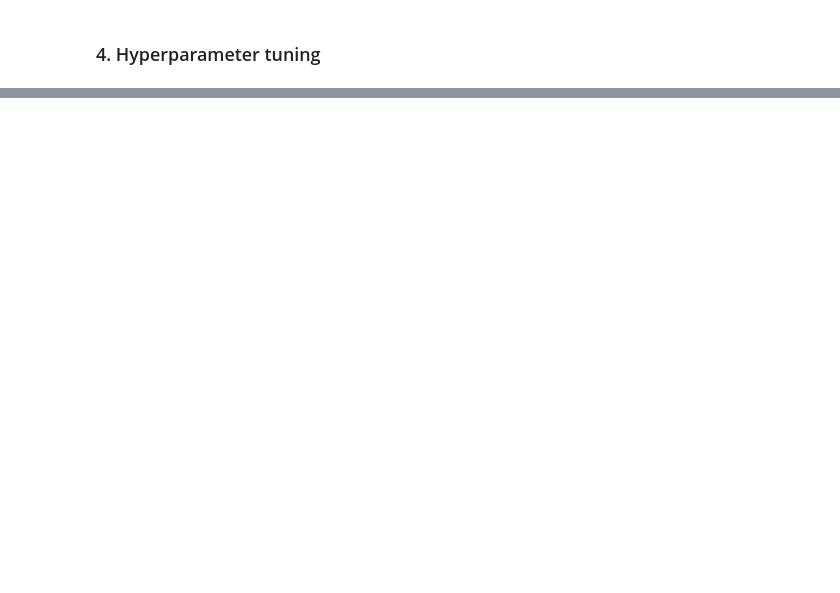
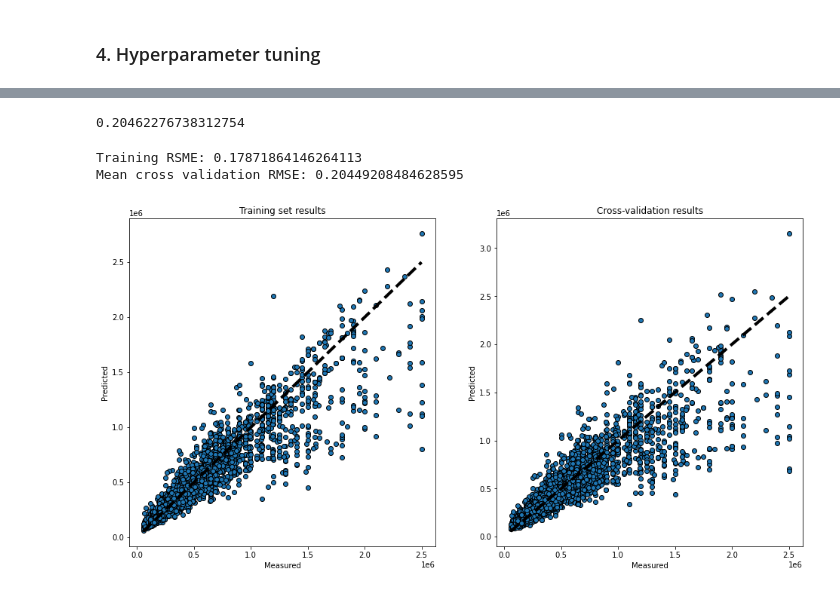
Before and after one commit to LazyEval/housing-prices-firenze, a Jupyter notebook: notebooks/3.5-LazyEval-modeling-outliers.ipynb, the cells around one changed output, grey strips where cells are left out. Cells and saved outputs as stored; diff of their text form; code cells hidden in the pictures; blank space fills up the shorter version.

```diff
--- a/notebooks/3.5-LazyEval-modeling-outliers.ipynb
+++ b/notebooks/3.5-LazyEval-modeling-outliers.ipynb
@@ -341,0 +238,17 @@ grid_search.best_params_
+# %%
+pipe = Pipeline([
+    ('preprocessing', preprocessing_pipeline),
+    ('model', SVR())
+])
+
+param_grid = {
+    'model__C': 10. ** np.arange(-3, 3),
+    'model__gamma': 10. ** np.arange(-3, 3),
+}
+
+grid_search = GridSearchCV(pipe, param_grid, scoring=scoring, cv=kf)
+grid_search.fit(X_train, y_train)
+
+cvres = grid_search.cv_results_
+for mean_score, params in zip(cvres["mean_test_score"], cvres["params"]):
+    print(-mean_score, params)
@@ -342,12 +273,32 @@ grid_search.best_params_
+# %%
+np.sqrt(-grid_search.best_score_)
+# %% [output]
+0.20462276738312754
 # %%
 pipe = grid_search.best_estimator_
 
 pipe.fit(X_train, y_train)
-y_train_pred = pipe.predict(X_train)
+train_preds = pipe.predict(X_train)
 
 # Train set score
-print('Training set score: {}'.format(mean_absolute_error(y_train, y_train_pred)))
+print('Training RSME: {}'.format(np.sqrt(mean_squared_error(y_train, train_preds))))
 
-# Cross validation score
-scores = cross_val_score(pipe, X_train, y_train, scoring='neg_mean_absolute_error', cv=10)
-print('Mean cross validation score: {}'.format(np.mean(-scores)))
+# Cross-validation score
+scores = np.sqrt(-cross_val_score(pipe, X_train, y_train, scoring=scoring, cv=kf))
+print('Mean cross-validation RMSE: {}'.format(np.mean(scores)))
+
+# Cross-validation predictions
+cv_preds = cross_val_predict(pipe, X_train, y_train, cv=kf)
+# %% [output]
+Training RSME: 0.17871864146264113
+Mean cross validation RMSE: 0.20449208484628595
+# %%
+# Plot predicted vs. true values
+exp_train = np.expm1(train_preds)
+exp_cv = np.expm1(cv_preds)
+exp_y = np.expm1(y_train)
+
+pred_plot = plot_predictions(exp_train, exp_cv, exp_y)
+plt.show()
+# %% [output]
+[figure, added]
```
Also changed, not shown: parts of 35 cells of this notebook, 1 other file.
